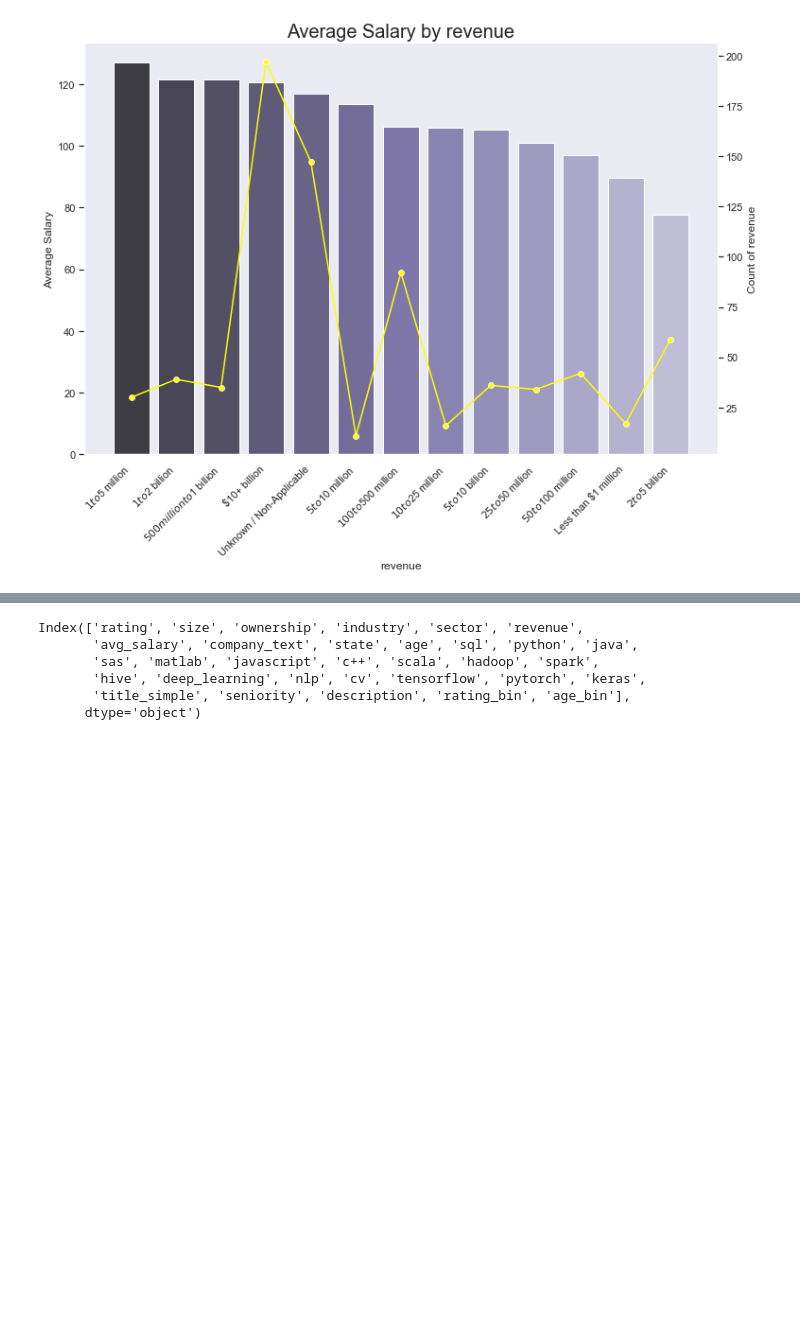
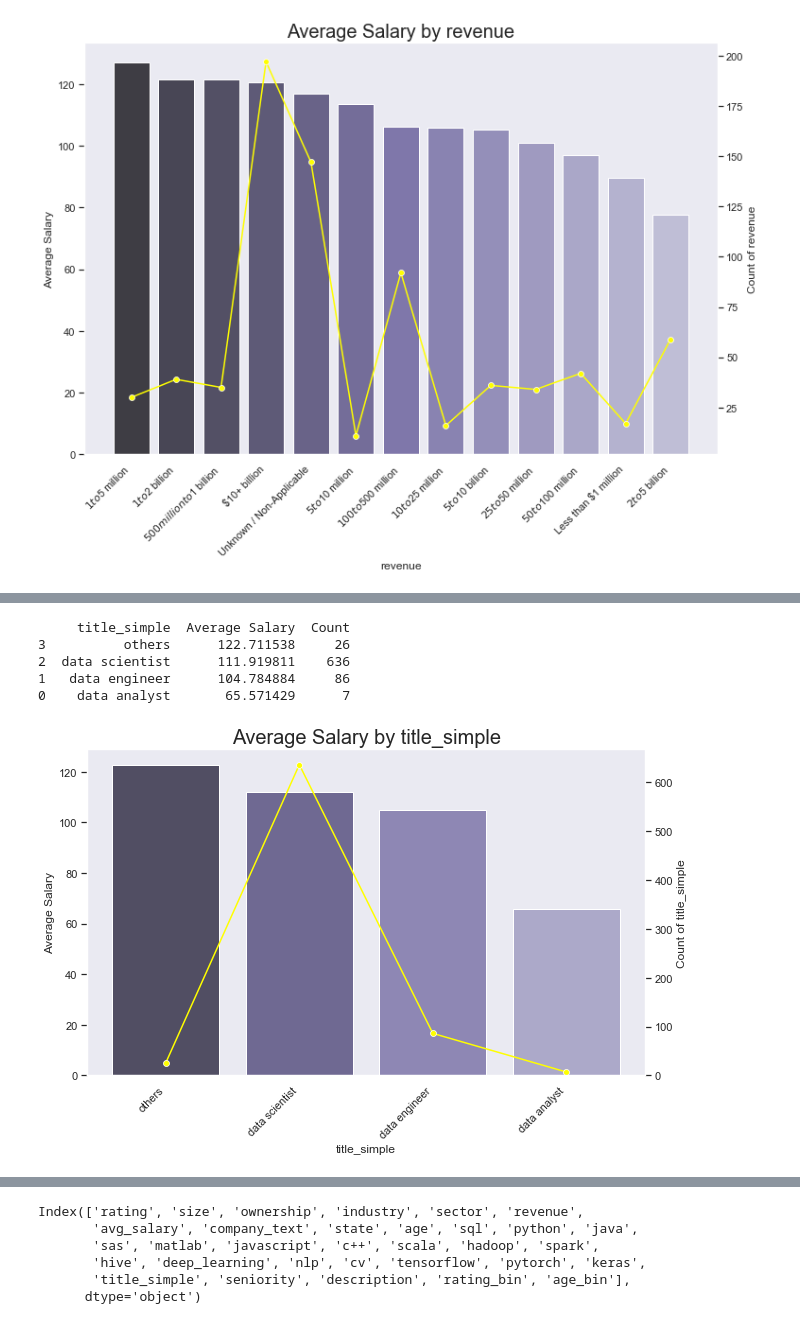
Before and after one commit to budingtanke/ds-salary-prediction, a Jupyter notebook: EAD.ipynb, the cells around one changed output, grey strips where cells are left out. Drawn from its saved outputs; the diff is of its cells as text; code cells hidden in the pictures; blank space fills up the shorter version.

```diff
--- a/EAD.ipynb
+++ b/EAD.ipynb
@@ -251,0 +288,10 @@ plot_bar_salary('revenue', figsize=(12, 8), rotate=45)
+# %%
+# average salary by title
+plot_bar_salary('title_simple', rotate=45)
+# %% [output]
+     title_simple  Average Salary  Count
+3          others      122.711538     26
+2  data scientist      111.919811    636
+1   data engineer      104.784884     86
+0    data analyst       65.571429      7
+[figure, added]
```
Also changed, not shown: parts of 4 cells of this notebook.
